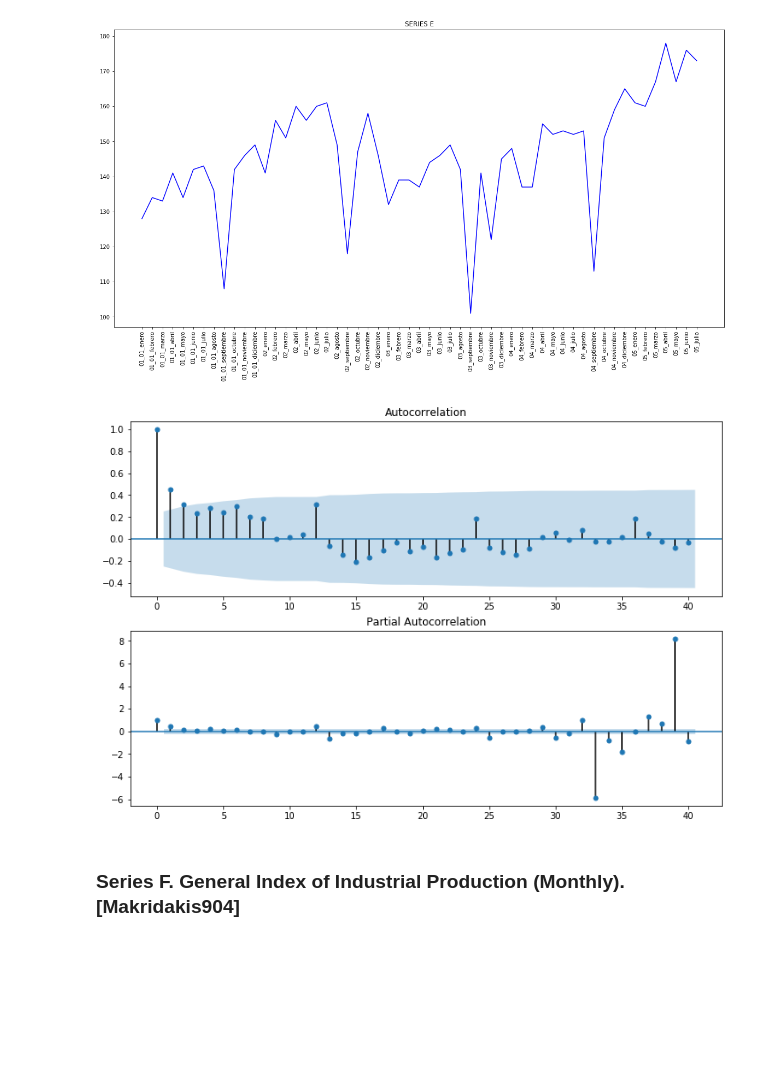
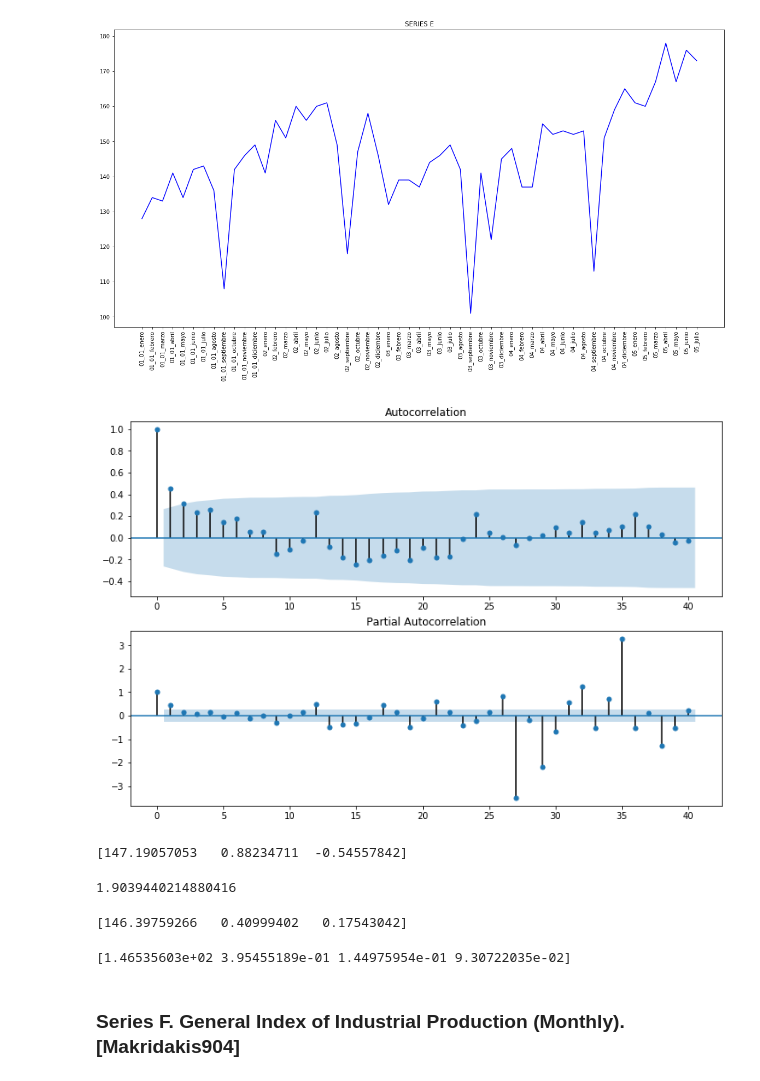
Before and after one commit to pazDaniela/MAT267, a Jupyter notebook: Certamen_2/C2.ipynb, the cells around one changed output. Saved outputs shown, nothing was run; the diff lists cells and outputs as text; code cells hidden in the pictures; blank space fills up the shorter version.

```diff
--- a/Certamen_2/C2.ipynb
+++ b/Certamen_2/C2.ipynb
@@ -151,11 +151,30 @@ plt.show()
 # %%
 fig = plt.figure(figsize=(12,8))
 ax1 = fig.add_subplot(211)
-fig = sm.graphics.tsa.plot_acf(Y_E, lags=40, ax=ax1)
+fig = sm.graphics.tsa.plot_acf(Y_E[0:len(Y_E)-6], lags=40, ax=ax1)
 ax2 = fig.add_subplot(212)
-fig = sm.graphics.tsa.plot_pacf(Y_E, lags=40, ax=ax2)
+fig = sm.graphics.tsa.plot_pacf(Y_E[0:len(Y_E)-6], lags=40, ax=ax2)
 # %% [output]
-[figure, old version]
+[figure, new version]
+# %%
+arma_E_mod11 = sm.tsa.ARMA(Y_E[0:len(Y_E)-6], (1,1)).fit(disp=False)
+print(arma_E_mod11.params)
+# %% [output]
+[147.19057053   0.88234711  -0.54557842]
+# %%
+sm.stats.durbin_watson(arma_E_mod11.resid)
+# %% [output]
+1.9039440214880416
+# %%
+arma_E_mod20 = sm.tsa.ARMA(Y_E[0:len(Y_E)-6], (2,0)).fit(disp=False)
+print(arma_E_mod20.params)
+# %% [output]
+[146.39759266   0.40999402   0.17543042]
+# %%
+arma_E_mod30 = sm.tsa.ARMA(Y_E[0:len(Y_E)-6], (3,0)).fit(disp=False)
+print(arma_E_mod30.params)
+# %% [output]
+[1.46535603e+02 3.95455189e-01 1.44975954e-01 9.30722035e-02]
 # %% [markdown]
 ### Series F. General Index of Industrial Production (Monthly). [Makridakis904]
 # %%
```
